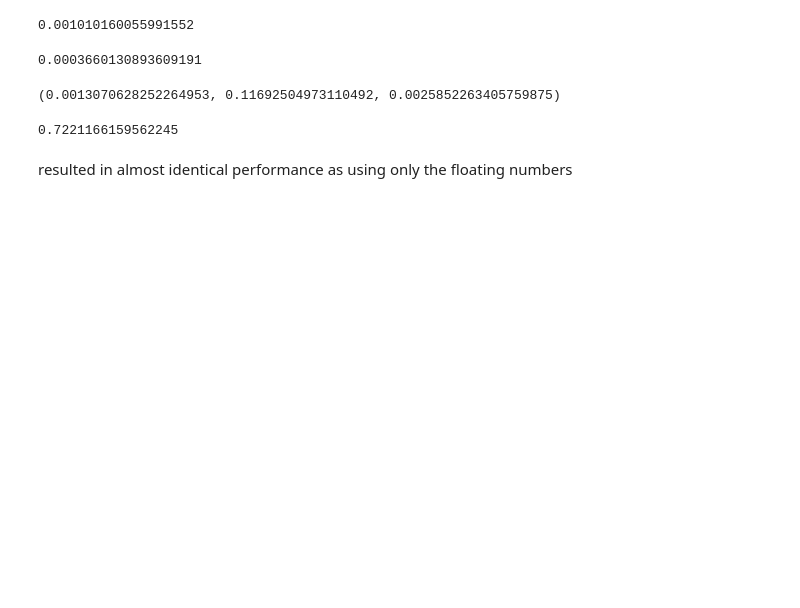
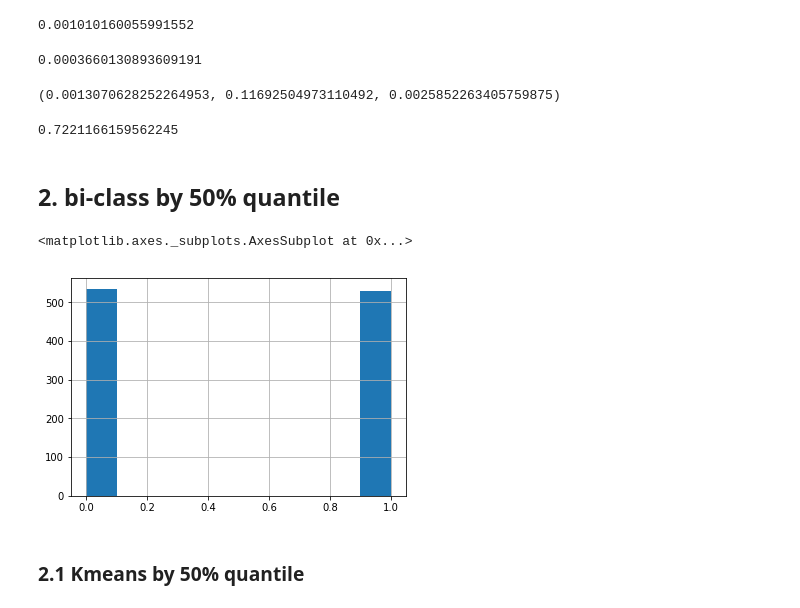
Before and after one commit to chembed/DeepChEmbed, a Jupyter notebook: deepchembed/notebook_scripts/bod_rdkit_explore.ipynb, the cells around one changed output. Cells and saved outputs as stored; diff of their text form; code cells hidden in the pictures; blank space fills up the shorter version.

Commit message:
modified code to to baseline clustering base on quantiles or close to quantile cut

```diff
--- a/deepchembed/notebook_scripts/bod_rdkit_explore.ipynb
+++ b/deepchembed/notebook_scripts/bod_rdkit_explore.ipynb
@@ -269,5 +235,12 @@ cluster_metric.homogeneity_completeness_v_measure(true_label, comb_label)
 cluster_metric.fowlkes_mallows_score(true_label, comb_label)
 # %% [output]
 0.7221166159562245
-# %% [markdown]
-resulted in almost identical performance as using only the floating numbers
+# %% [markdown]
+## 2. bi-class by 50% quantile
+# %%
+df['bi_class_q50']=pd.qcut(df['cleaned_bod'].values, 2, labels=[0,1])
+# %%
+df['bi_class_q50'].hist() #50/50
+# %% [output]
+<matplotlib.axes._subplots.AxesSubplot at 0x...>
+[figure, added]
@@ -273,0 +256,2 @@ resulted in almost identical performance as using only the floating numbers
+# %% [markdown]
+### 2.1 Kmeans by 50% quantile
```
Also changed, not shown: parts of 64 cells of this notebook, 2 other files.
